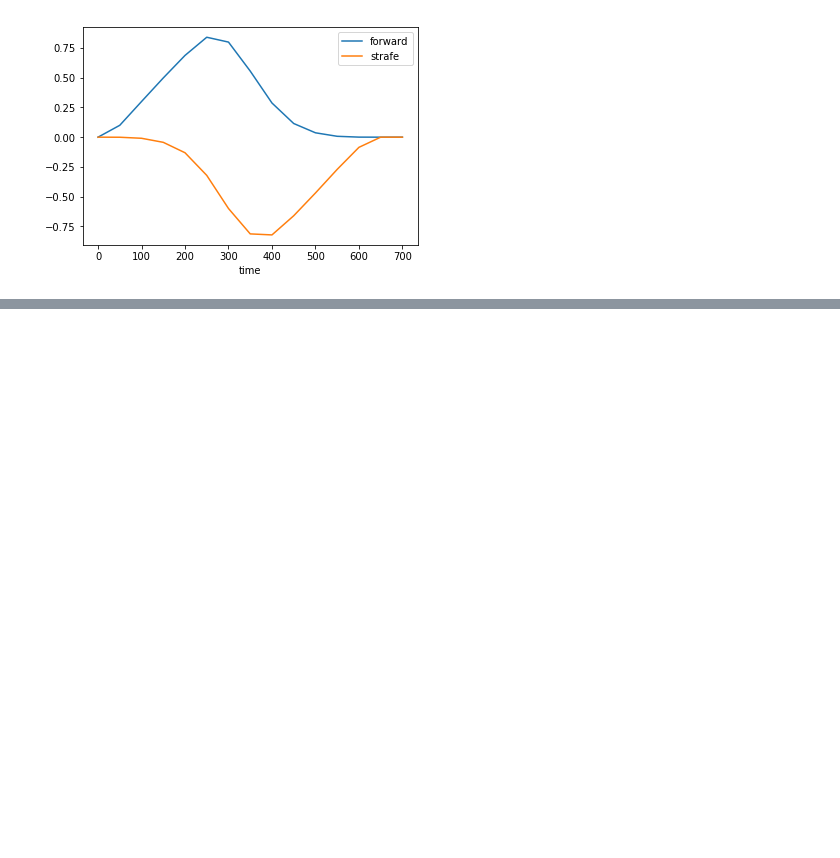
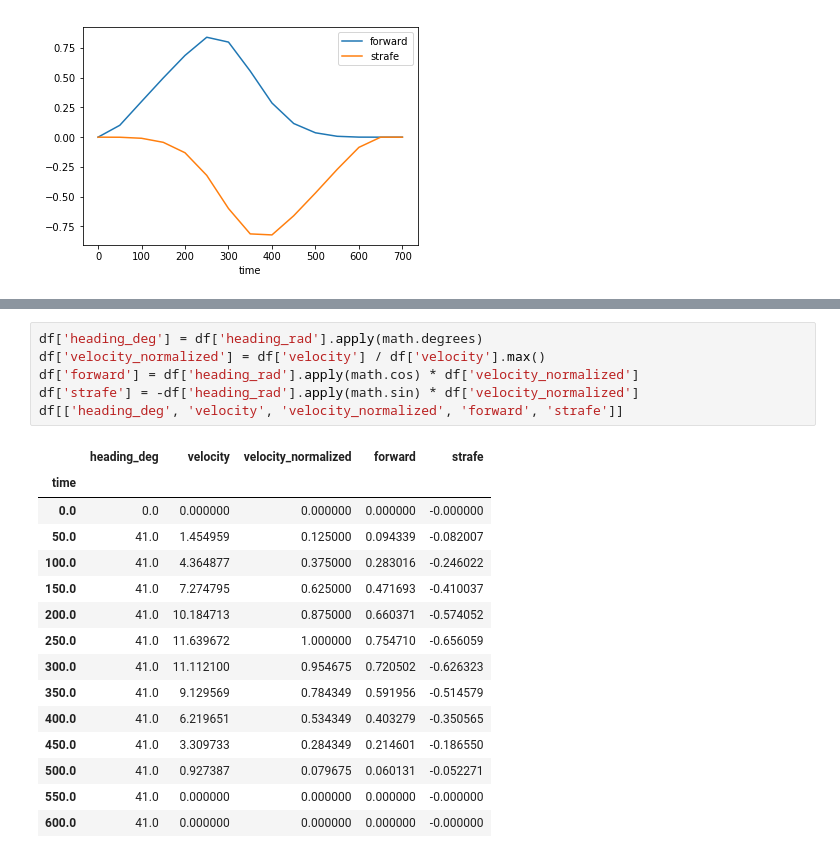
Before and after one commit to mwitcpalek/motion, a Jupyter notebook: notebooks/pathfinder-swerve.ipynb, the cells around one changed output, grey strips where cells are left out. Cells and saved outputs as stored; diff of their text form; blank space fills up the shorter version.

```diff
--- a/notebooks/pathfinder-swerve.ipynb
+++ b/notebooks/pathfinder-swerve.ipynb
@@ -160,0 +199,22 @@ df.loc[:,['forward', 'strafe']].plot()
+# %%
+df['heading_deg'] = df['heading_rad'].apply(math.degrees)
+df['velocity_normalized'] = df['velocity'] / df['velocity'].max()
+df['forward'] = df['heading_rad'].apply(math.cos) * df['velocity_normalized']
+df['strafe'] = -df['heading_rad'].apply(math.sin) * df['velocity_normalized']
+df[['heading_deg', 'velocity', 'velocity_normalized', 'forward', 'strafe']]
+# %% [output]
+|  | heading_deg | velocity | velocity_normalized | forward | strafe |
+| time |  |  |  |  |  |
+| 0.0 | 0.0 | 0.000000 | 0.000000 | 0.000000 | -0.000000 |
+| 50.0 | 41.0 | 1.454959 | 0.125000 | 0.094339 | -0.082007 |
+| 100.0 | 41.0 | 4.364877 | 0.375000 | 0.283016 | -0.246022 |
+| 150.0 | 41.0 | 7.274795 | 0.625000 | 0.471693 | -0.410037 |
+| 200.0 | 41.0 | 10.184713 | 0.875000 | 0.660371 | -0.574052 |
+| 250.0 | 41.0 | 11.639672 | 1.000000 | 0.754710 | -0.656059 |
+| 300.0 | 41.0 | 11.112100 | 0.954675 | 0.720502 | -0.626323 |
+| 350.0 | 41.0 | 9.129569 | 0.784349 | 0.591956 | -0.514579 |
+| 400.0 | 41.0 | 6.219651 | 0.534349 | 0.403279 | -0.350565 |
+| 450.0 | 41.0 | 3.309733 | 0.284349 | 0.214601 | -0.186550 |
+| 500.0 | 41.0 | 0.927387 | 0.079675 | 0.060131 | -0.052271 |
+| 550.0 | 41.0 | 0.000000 | 0.000000 | 0.000000 | -0.000000 |
+| 600.0 | 41.0 | 0.000000 | 0.000000 | 0.000000 | -0.000000 |
```
Also changed, not shown: parts of 4 cells of this notebook, 2 other files.
